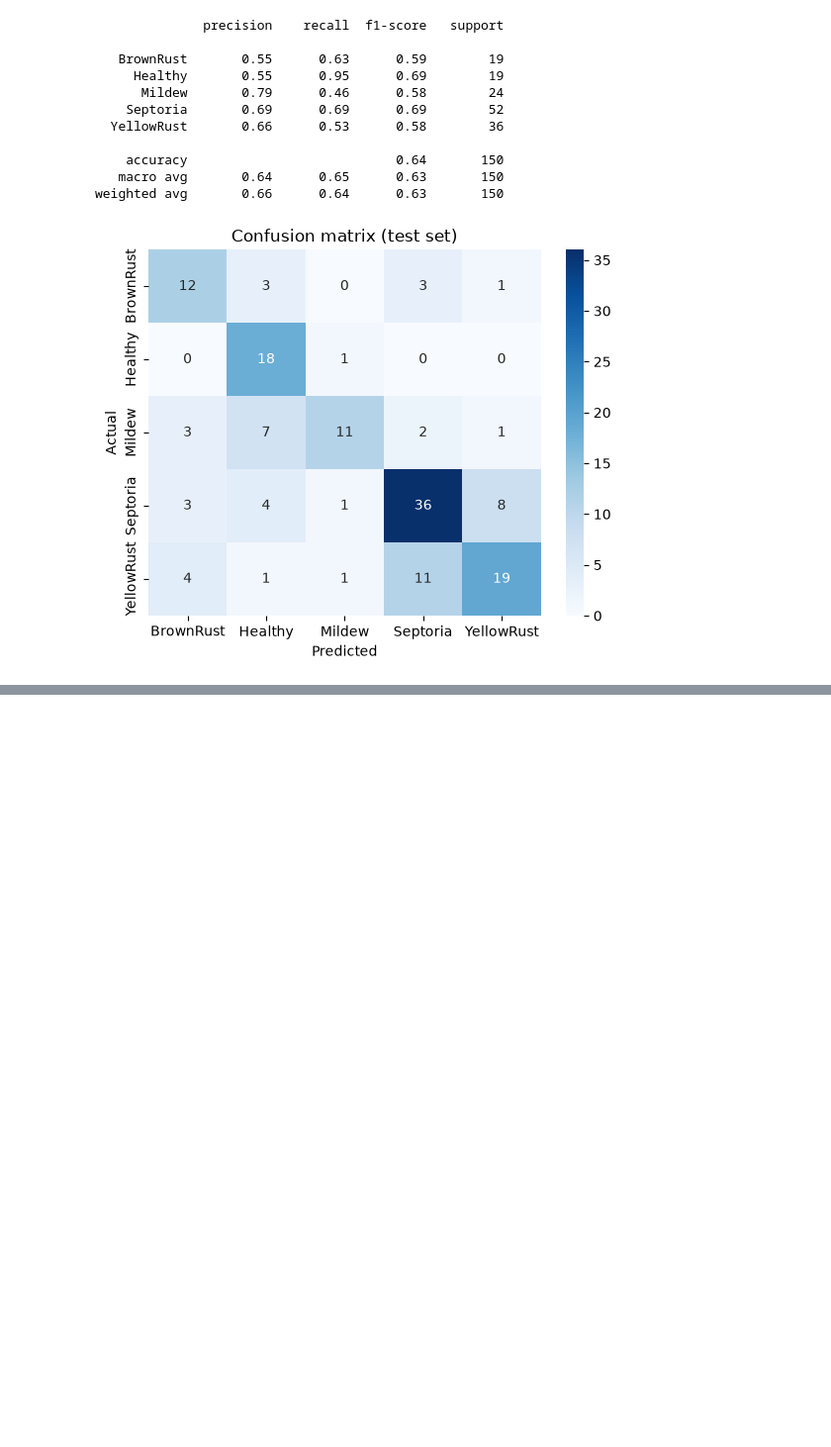
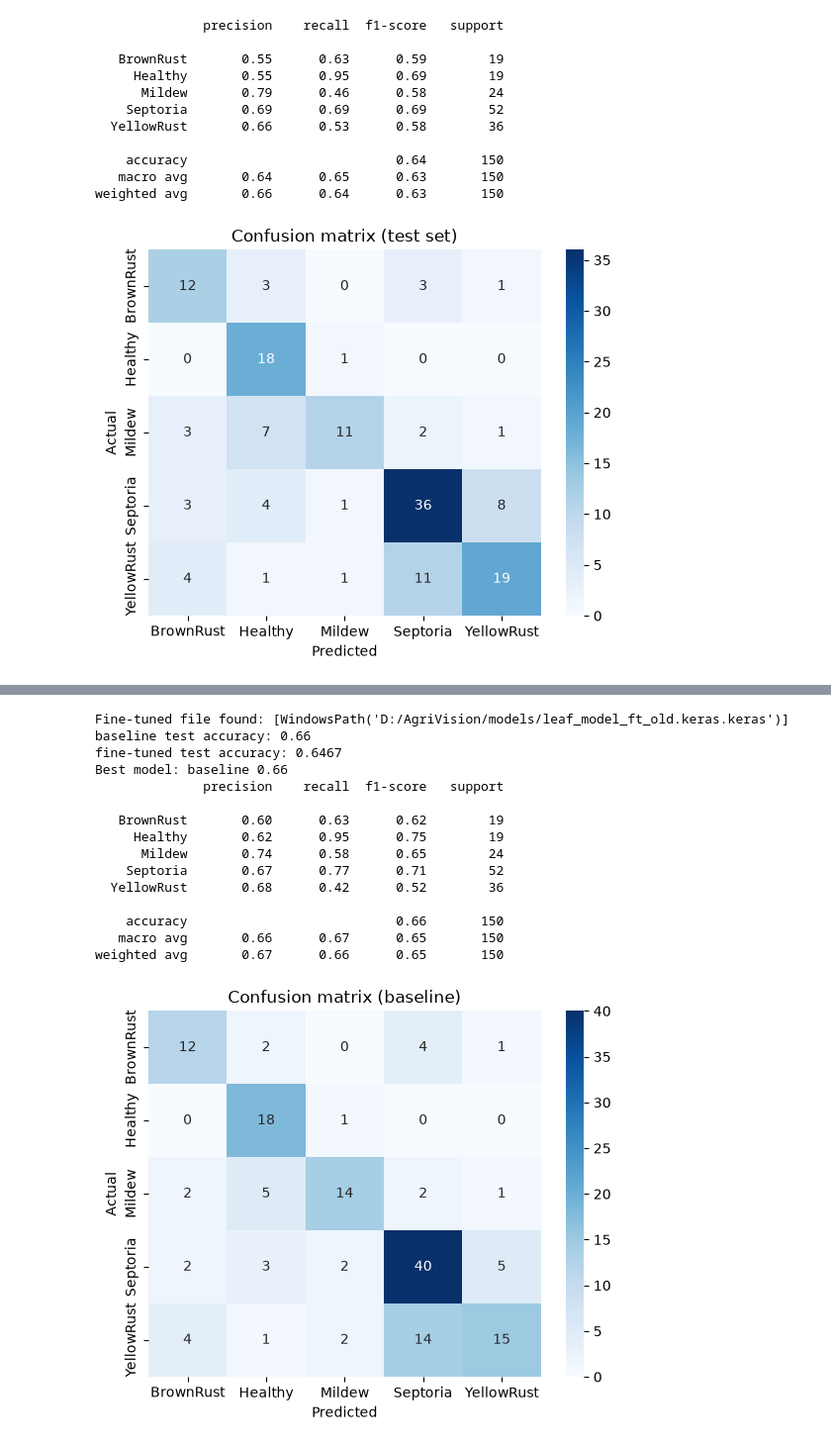
Before and after one commit to zainashfak/AgriVision, a Jupyter notebook: notebooks/04_model_training.ipynb, the cells around one changed output, grey strips where cells are left out. Shown at 99% size. Cells and saved outputs as stored; diff of their text form; code cells hidden in the pictures; blank space fills up the shorter version.

```diff
--- a/notebooks/04_model_training.ipynb
+++ b/notebooks/04_model_training.ipynb
@@ -190,0 +274,73 @@ model.save(r"D:\AgriVision\models\leaf_model_ft.keras")
+# %%
+import numpy as np, pandas as pd, tensorflow as tf
+import matplotlib.pyplot as plt, seaborn as sns
+from pathlib import Path
+from tensorflow import keras
+from sklearn.metrics import classification_report, confusion_matrix
+
+MODELS = Path(r"D:\AgriVision\models")
+baseline_path = MODELS / "leaf_model.keras"
+ft_candidates = [p for p in MODELS.glob("*.keras") if "ft" in p.name.lower()]
+print("Fine-tuned file found:", ft_candidates)
+
+splits = pd.read_csv(r"D:\AgriVision\data\splits.csv")
+test_df = splits[splits.split == "test"]
+classes = ["BrownRust", "Healthy", "Mildew", "Septoria", "YellowRust"]
+c2i = {c: i for i, c in enumerate(classes)}
+
+
+def load_image(path, label):
+    img = tf.io.read_file(path)
+    img = tf.image.decode_image(img, channels=3, expand_animations=False)
+    img = tf.image.resize(img, (224, 224))
+    return img, label
+
+
+test_ds = tf.data.Dataset.from_tensor_slices(
+    (test_df["path"].values, test_df["label"].map(c2i).values))
+test_ds = test_ds.map(load_image).batch(32)
+
+to_test = [("baseline", baseline_path)]
+if ft_candidates:
+    to_test.append(("fine-tuned", ft_candidates[0]))
+
+results = {}
+for name, path in to_test:
+    model_i = keras.models.load_model(str(path))
+    y_true, y_pred = [], []
+    for x, y in test_ds:
+        y_true.extend(y.numpy())
+        y_pred.extend(np.argmax(model_i.predict(x, verbose=0), axis=1))
+    acc = float(np.mean(np.array(y_true) == np.array(y_pred)))
+    results[name] = (acc, y_true, y_pred)
+    print(name, "test accuracy:", round(acc, 4))
+
+best = max(results, key=lambda k: results[k][0])
+acc, y_true, y_pred = results[best]
+print("Best model:", best, round(acc, 4))
+print(classification_report(y_true, y_pred, target_names=classes))
+
+cm = confusion_matrix(y_true, y_pred)
+sns.heatmap(cm, annot=True, fmt="d", cmap="Blues",
+            xticklabels=classes, yticklabels=classes)
+plt.xlabel("Predicted")
+plt.ylabel("Actual")
+plt.title("Confusion matrix (" + best + ")")
+plt.show()
+# %% [output]
+Fine-tuned file found: [WindowsPath('D:/AgriVision/models/leaf_model_ft_old.keras.keras')]
+baseline test accuracy: 0.66
+fine-tuned test accuracy: 0.6467
+Best model: baseline 0.66
+              precision    recall  f1-score   support
+
+   BrownRust       0.60      0.63      0.62        19
+     Healthy       0.62      0.95      0.75        19
+      Mildew       0.74      0.58      0.65        24
+    Septoria       0.67      0.77      0.71        52
+  YellowRust       0.68      0.42      0.52        36
+
+    accuracy                           0.66       150
+   macro avg       0.66      0.67      0.65       150
+weighted avg       0.67      0.66      0.65       150
+[figure, added]
```
Also changed, not shown: parts of 2 cells of this notebook, 1 other file.
